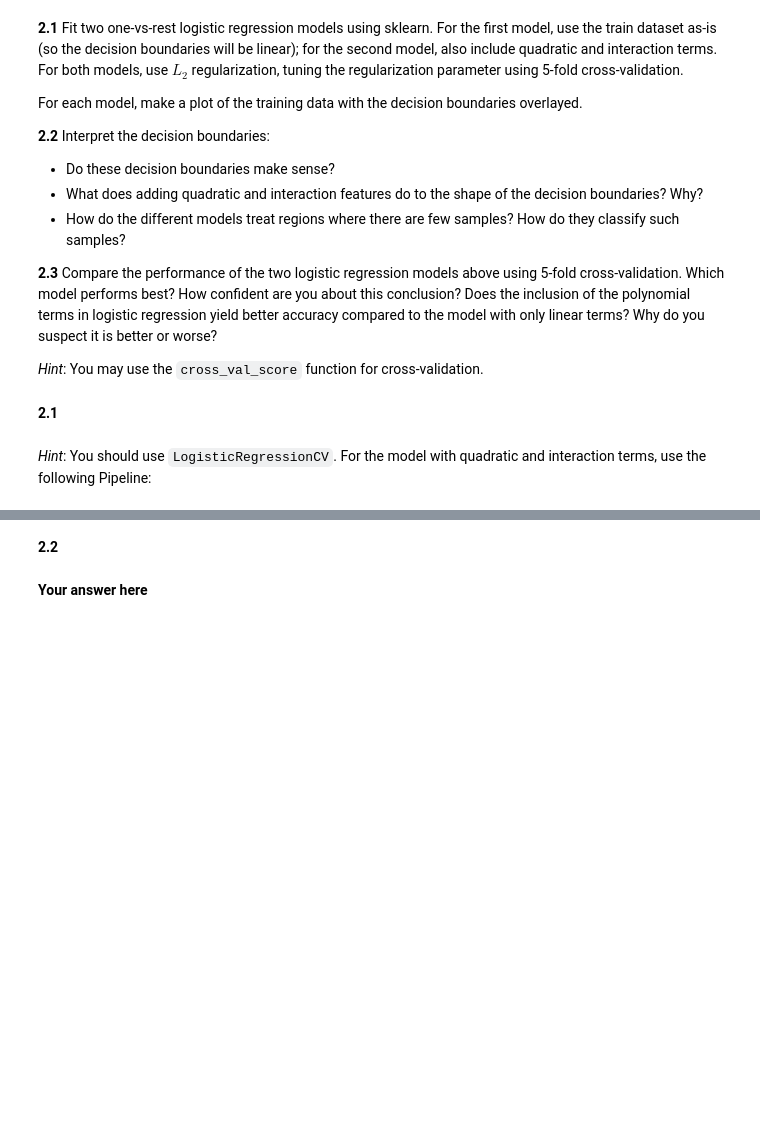
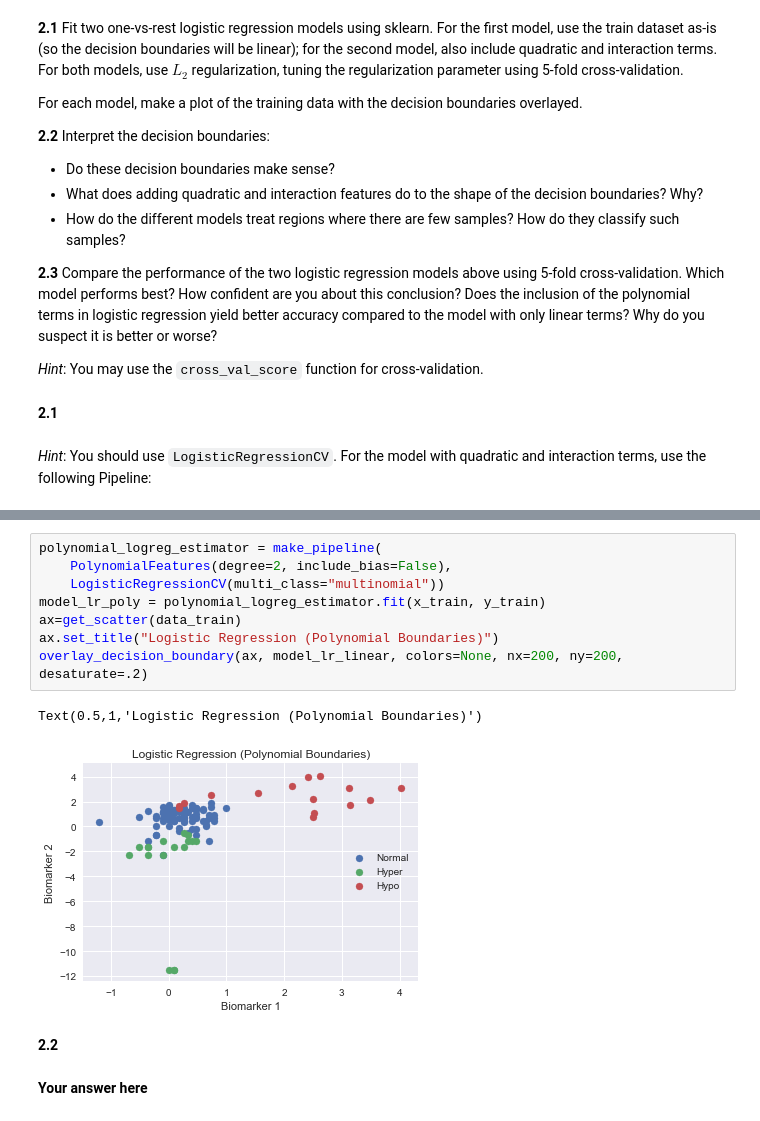
Before and after one commit to tmaounis/cs109a_hw7, a Jupyter notebook: cs109a_hw7.ipynb, the cells around one changed output, grey strips where cells are left out. Cells and saved outputs as stored; diff of their text form; blank space fills up the shorter version.

```diff
--- a/cs109a_hw7.ipynb
+++ b/cs109a_hw7.ipynb
@@ -302,3 +298,14 @@ polynomial_logreg_estimator = make_pipeline(
+# %%
+polynomial_logreg_estimator = make_pipeline(
+    PolynomialFeatures(degree=2, include_bias=False),
+    LogisticRegressionCV(multi_class="multinomial"))
+model_lr_poly = polynomial_logreg_estimator.fit(x_train, y_train)
+ax=get_scatter(data_train)
+ax.set_title("Logistic Regression (Polynomial Boundaries)")
+overlay_decision_boundary(ax, model_lr_linear, colors=None, nx=200, ny=200, desaturate=.2)
+# %% [output]
+Text(0.5,1,'Logistic Regression (Polynomial Boundaries)')
+[figure, added]
 # %% [markdown]
 **2.2**
 # %% [markdown]
```
Also changed, not shown: parts of 13 cells of this notebook.
